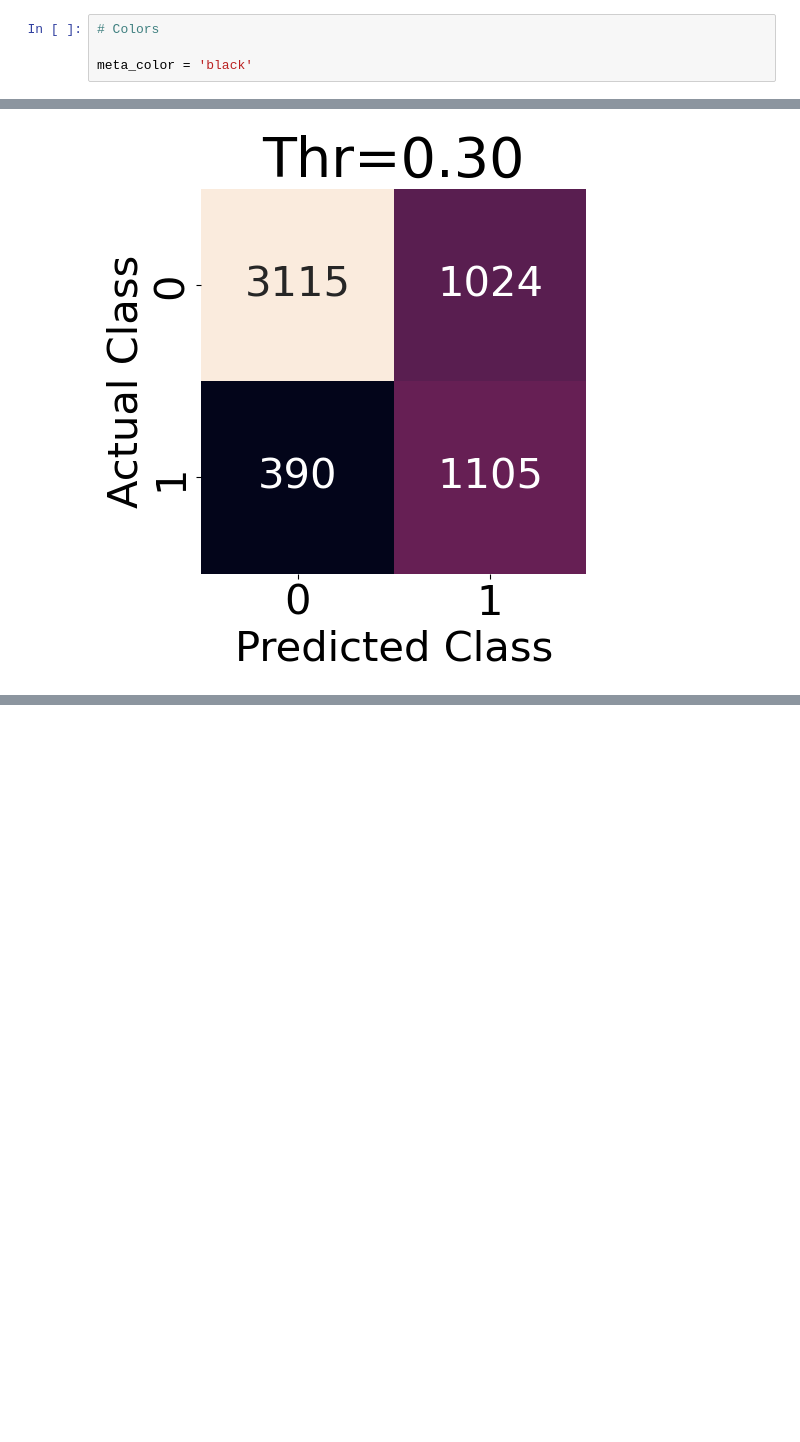
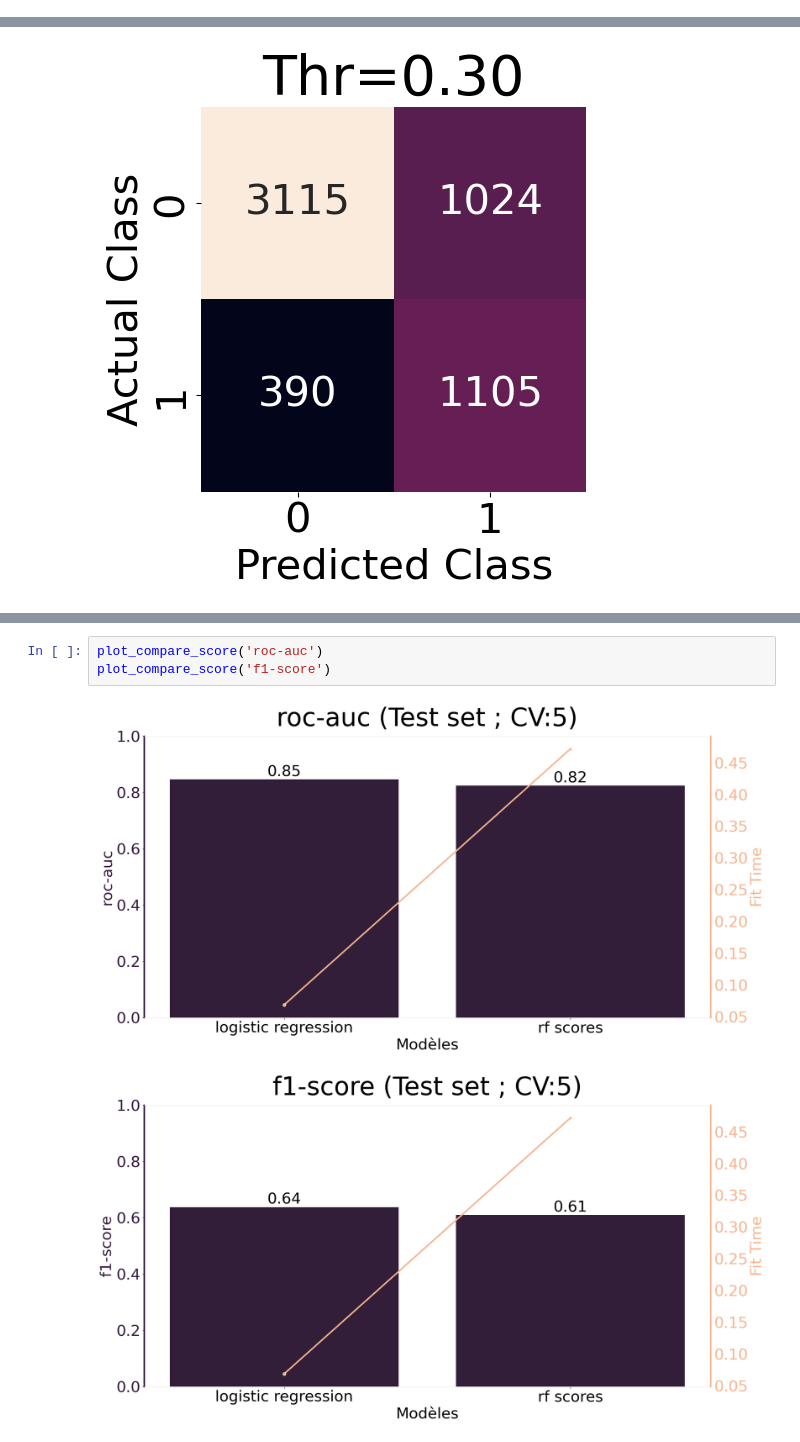
Before and after one commit to RKL13/BS_Telecom_Customer_Churn, a Jupyter notebook: Modeling.ipynb, the cells around one changed output, grey strips where cells are left out. Saved outputs shown, nothing was run; the diff lists cells and outputs as text; blank space fills up the shorter version.

```diff
--- a/Modeling.ipynb
+++ b/Modeling.ipynb
@@ -35,10 +35,6 @@ InteractiveShell.ast_node_interactivity = "all"
 title_size = 50
 tick_size = 30
 text_size = 30
-# %%
-# Colors
-
-meta_color = 'black'
 # %% [markdown]
 <h6>Set up
 # %%
@@ -291,0 +391,6 @@ return_recall_precision_f1(y_train, rf_pred_train, rf_optimal_threshold, 'rf')
+# %%
+plot_compare_score('roc-auc')
+plot_compare_score('f1-score')
+# %% [output]
+[figure, added]
+[figure, added]
```
Also changed, not shown: parts of 20 cells of this notebook.
